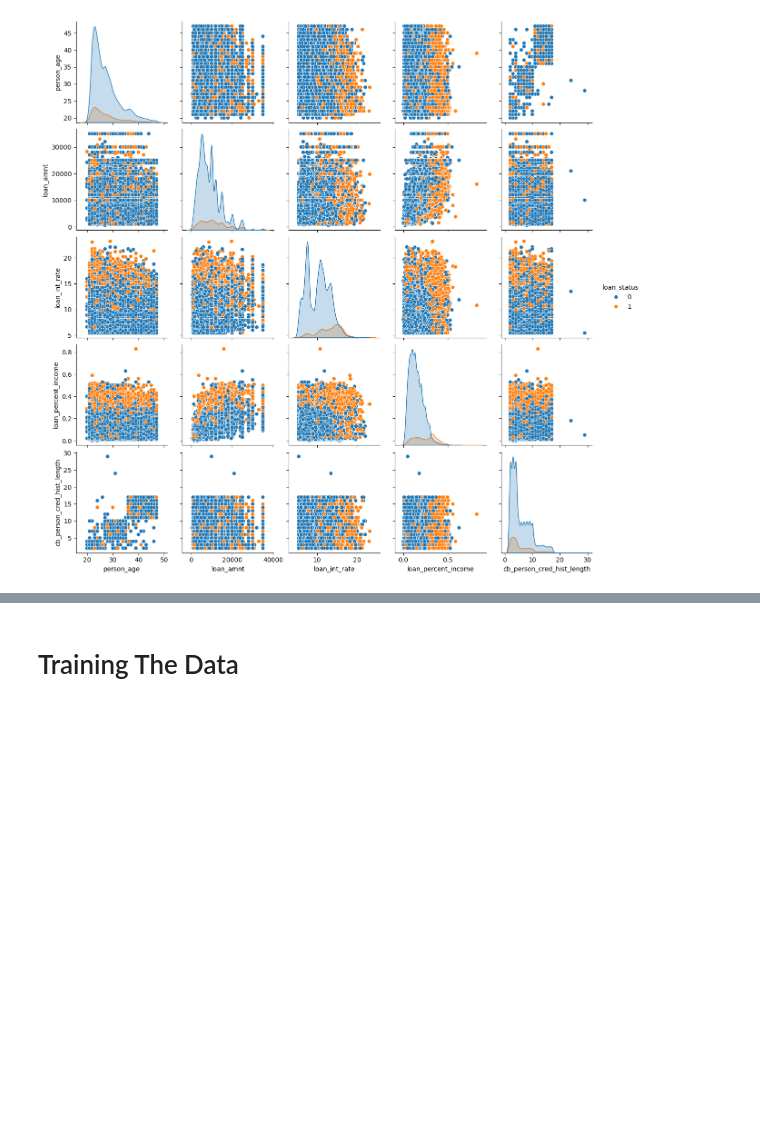
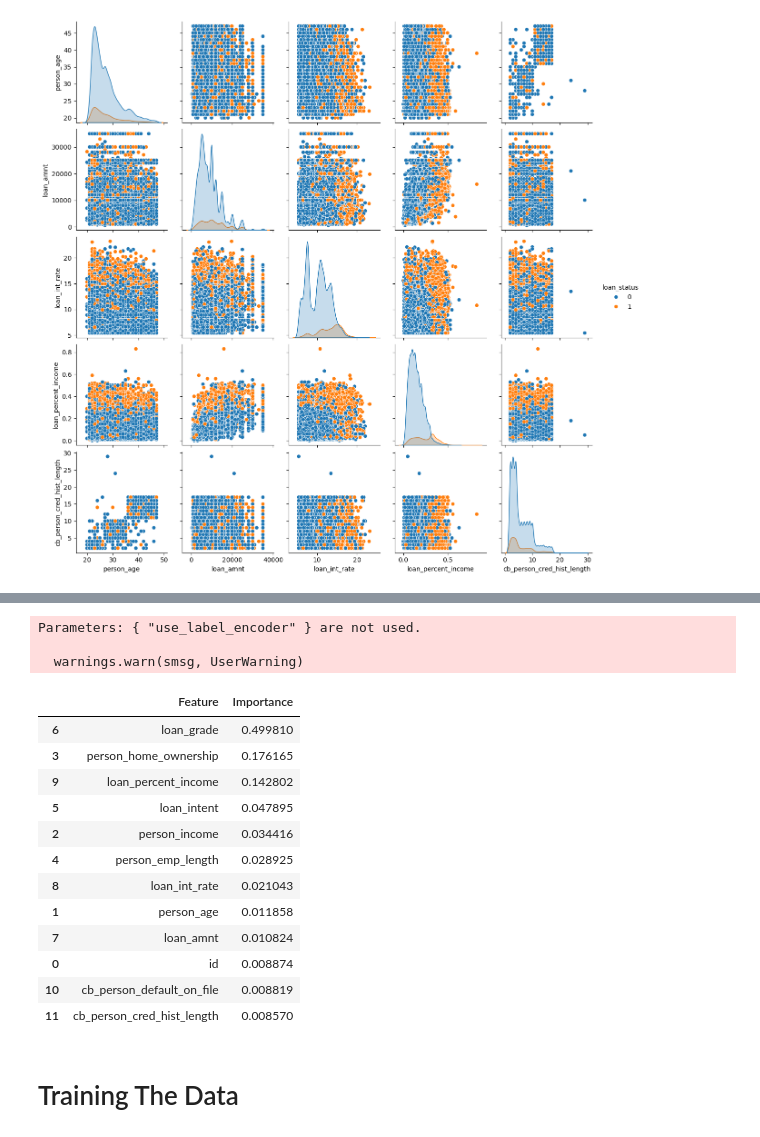
Before and after one commit to akshitmanocha/LoanApprovalPrediction, a Jupyter notebook: LoanApprovalPrediction.ipynb, the cells around one changed output, grey strips where cells are left out. Saved outputs shown, nothing was run; the diff lists cells and outputs as text; code cells hidden in the pictures; blank space fills up the shorter version.

```diff
--- a/LoanApprovalPrediction.ipynb
+++ b/LoanApprovalPrediction.ipynb
@@ -219,0 +191,79 @@ sns.pairplot(train_data_og.drop(columns=['id','person_emp_length','person_income
+# %%
+from sklearn.preprocessing import MinMaxScaler, PolynomialFeatures as SKPolynomialFeatures
+from sklearn.decomposition import PCA
+from sklearn.manifold import TSNE
+from sklearn.ensemble import RandomForestClassifier
+from sklearn.feature_selection import SelectFromModel
+from xgboost import XGBClassifier
+
+def Normalize(X_train, X_test):
+    int_columns = X_train.select_dtypes(include=['int','float64']).columns
+    scaler = MinMaxScaler()
+    X_train_scaled = X_train.copy()
+    X_test_scaled = X_test.copy()
+    X_train_scaled[int_columns] = scaler.fit_transform(X_train[int_columns])
+    X_test_scaled[int_columns] = scaler.transform(X_test[int_columns])
+    return X_train_scaled, X_test_scaled
+
+def Binning(X_train, X_test, bins=5):
+    int_columns = X_train.select_dtypes(include=['int', 'float64']).columns
+    X_train_binned = X_train.copy()
+    X_test_binned = X_test.copy()
+
+    for column in int_columns:
+        bin_edges = np.linspace(X_train_binned[column].min(), X_train_binned[column].max(), bins + 1)
+        X_train_binned[column] = np.digitize(X_train_binned[column], bin_edges) - 1
+        X_test_binned[column] = np.digitize(X_test_binned[column], bin_edges) - 1
+
+    return X_train_binned, X_test_binned
+
+def PolynomialFeatures(X_train, X_test, degree=2):
+    int_columns = X_train.select_dtypes(include=['int', 'float64']).columns
+    poly = SKPolynomialFeatures(degree=degree, include_bias=False)
+    X_train_poly = X_train.copy()
+    X_test_poly = X_test.copy()
+    if len(int_columns) > 0:
+        X_train_poly[int_columns] = poly.fit_transform(X_train[int_columns])
+        X_test_poly[int_columns] = poly.transform(X_test[int_columns])
+    return X_train_poly, X_test_poly
+
+def DateTimeFeatures(X_train,X_test):
+    pass
+
+def PrincipalComponentAnalysis(X_train,X_test,n_components):
+    int_columns = X_train.select_dtypes(include=['int', 'float64']).columns
+    pca = PCA(n_components=n_components)
+    X_train_pca = X_train.copy()
+    X_test_pca = X_test.copy()
+    if len(int_columns) > 0:
+        X_train_pca[int_columns] = pca.fit_transform(X_train[int_columns])
+        X_test_pca[int_columns] = pca.transform(X_test[int_columns])
+    return X_train_pca, X_test_pca
+
+def FeatureImportance(X_train, X_test, y_train):
+    model = XGBClassifier(use_label_encoder=False, eval_metric='mlogloss')
+    model.fit(X_train, y_train)
+    importances = model.feature_importances_
+    feature_importance_df = pd.DataFrame({'Feature': X_train.columns, 'Importance': importances})
+    feature_importance_df = feature_importance_df.sort_values(by='Importance', ascending=False)
+    return feature_importance_df
+
+X = FeatureImportance(X_train,X_test,y_train)
+X
+# %% [output]
+Parameters: { "use_label_encoder" } are not used.
+
+  warnings.warn(smsg, UserWarning)
+|  | Feature | Importance |
+| 6 | loan_grade | 0.499810 |
+| 3 | person_home_ownership | 0.176165 |
+| 9 | loan_percent_income | 0.142802 |
+| 5 | loan_intent | 0.047895 |
+| 2 | person_income | 0.034416 |
+| 4 | person_emp_length | 0.028925 |
+| 8 | loan_int_rate | 0.021043 |
+| 1 | person_age | 0.011858 |
+| 7 | loan_amnt | 0.010824 |
+| 0 | id | 0.008874 |
+| 10 | cb_person_default_on_file | 0.008819 |
+| 11 | cb_person_cred_hist_length | 0.008570 |
```
Also changed, not shown: parts of 17 cells of this notebook.
